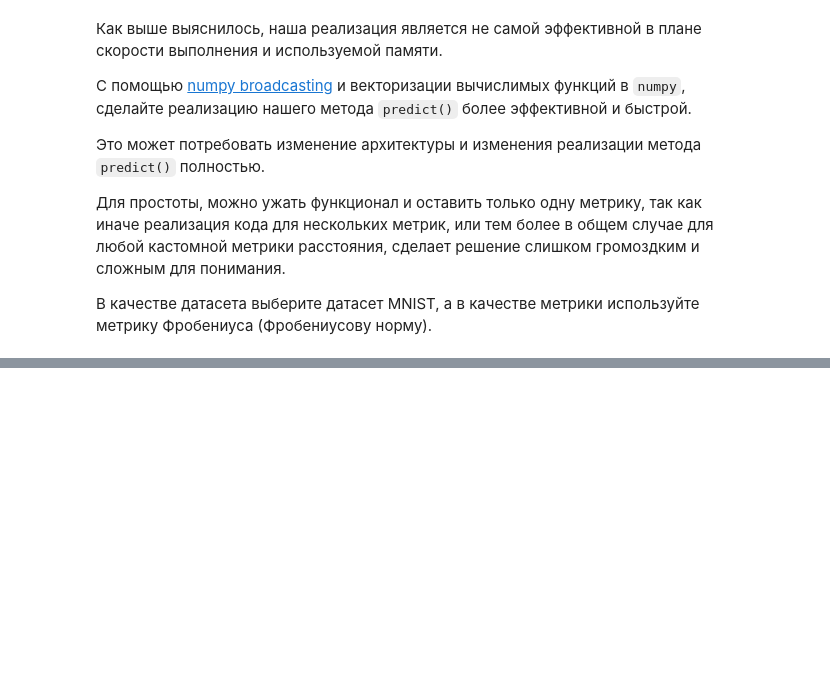
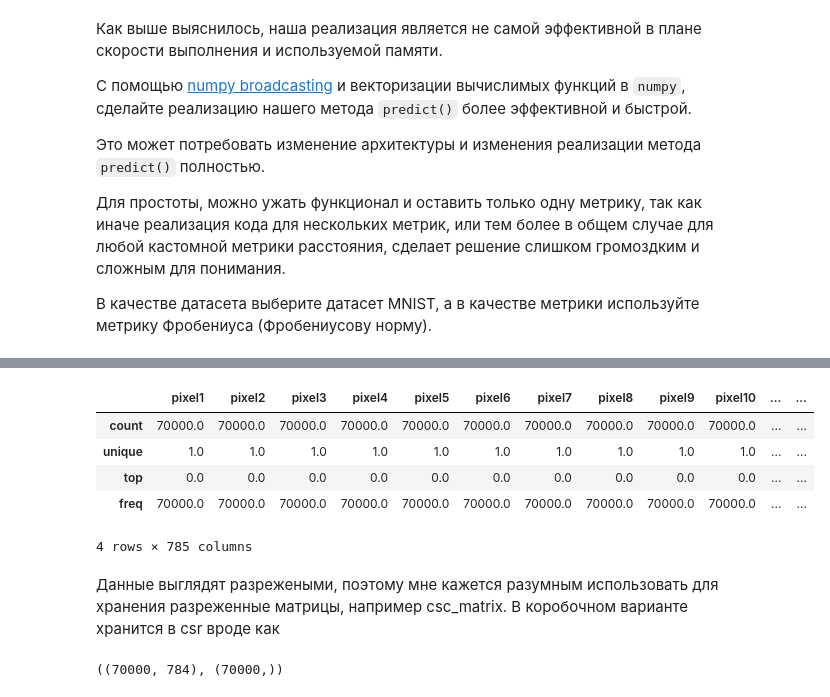
Before and after one commit to SamNorko/ml-course-hw, a Jupyter notebook: hw1_knn/KNN_practice.ipynb, the cells around one changed output, grey strips where cells are left out. Saved outputs shown, nothing was run; the diff lists cells and outputs as text; code cells hidden in the pictures; blank space fills up the shorter version.

```diff
--- a/hw1_knn/KNN_practice.ipynb
+++ b/hw1_knn/KNN_practice.ipynb
@@ -560,0 +622,18 @@ def test_sklearn():
+# %%
+df.describe()
+# %% [output]
+|  | pixel1 | pixel2 | pixel3 | pixel4 | pixel5 | pixel6 | pixel7 | pixel8 | pixel9 | pixel10 | ... | ... |
+| count | 70000.0 | 70000.0 | 70000.0 | 70000.0 | 70000.0 | 70000.0 | 70000.0 | 70000.0 | 70000.0 | 70000.0 | ... | ... |
+| unique | 1.0 | 1.0 | 1.0 | 1.0 | 1.0 | 1.0 | 1.0 | 1.0 | 1.0 | 1.0 | ... | ... |
+| top | 0.0 | 0.0 | 0.0 | 0.0 | 0.0 | 0.0 | 0.0 | 0.0 | 0.0 | 0.0 | ... | ... |
+| freq | 70000.0 | 70000.0 | 70000.0 | 70000.0 | 70000.0 | 70000.0 | 70000.0 | 70000.0 | 70000.0 | 70000.0 | ... | ... |
+4 rows × 785 columns
+# %% [markdown]
+Данные выглядят разрежеными, поэтому мне кажется разумным использовать для хранения разреженные матрицы, например csc_matrix. В коробочном варианте хранится в csr вроде как
+# %%
+features = mnist.data
+target = mnist.target
+
+features.shape, target.shape
+# %% [output]
+((70000, 784), (70000,))
```
Also changed, not shown: parts of 22 cells of this notebook.
